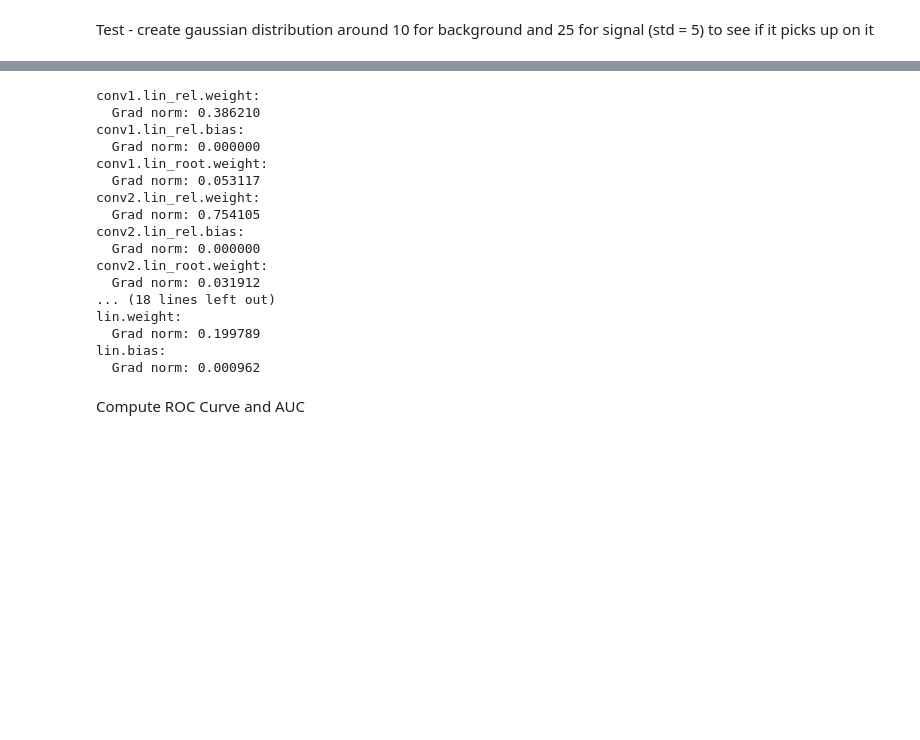
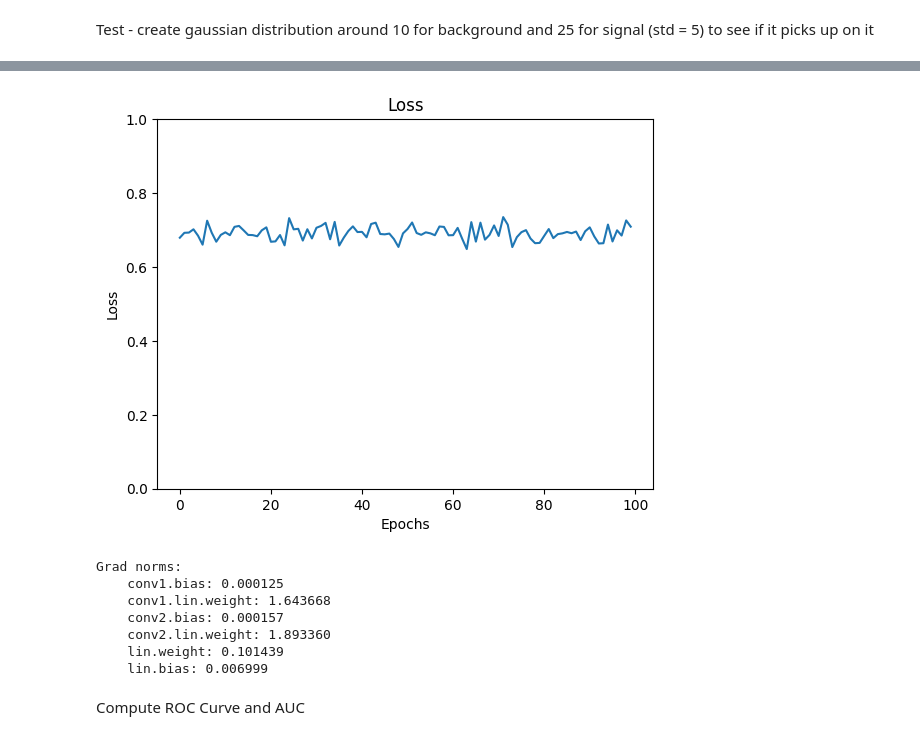
Before and after one commit to gpesticci/Jet-GNN, a Jupyter notebook: GNN.ipynb, the cells around one changed output, grey strips where cells are left out. Drawn from its saved outputs; the diff is of its cells as text; code cells hidden in the pictures; blank space fills up the shorter version.

```diff
--- a/GNN.ipynb
+++ b/GNN.ipynb
@@ -237,13 +290,14 @@ def train():
         #print(f"y:  {data.y}")
         #print(f"y shape:  {data.y.shape}")
         optimizer.zero_grad()
-        out = model(data).squeeze(-1)
+        out = model(data)
         #print(out)
         loss = criterion(out, data.y.float())
         #print(loss)
-        clip_grad_norm_(model.parameters(), max_norm=1.0)
+        #clip_grad_norm_(model.parameters(), max_norm=1.0)
         loss.backward()
         optimizer.step()
+
     return loss.item()
 
 def test(loader):
@@ -257,17 +311,19 @@ def test(loader):
             #print(out)
             pred = (torch.sigmoid(out) > 0.5).float()
             #print(pred)
-            correct = (pred.squeeze() == data.y).sum().item()
+            correct = (pred.squeeze() == data.y.float()).sum().item()
             #print(correct)
             total_correct += correct
+            #print(total_correct)
             total_samples += len(data.y)
             #print(total_samples)
+    return total_correct / total_samples
 
-    accuracy = total_correct / total_samples
-    return accuracy
-
-for epoch in range(10):
+num_epochs = 100
+loss_values = []
+for epoch in range(num_epochs):
     loss = train()
+    loss_values.append(loss)
     train_acc = test(train_loader)
     test_acc = test(test_loader)
 
@@ -287,3 +350,12 @@ Epoch: 010, Loss: 0.6656, Train Acc: 0.5457, Test Acc: 0.5405
+# %%
+# Plot of loss for every training epoch
+plt.plot(loss_values)
+plt.title('Loss')
+plt.xlabel('Epochs');
+plt.ylabel('Loss');
+plt.ylim(0,1);
+# %% [output]
+[figure, added]
 # %%
 # Check gradients (exploding or vanishing)
 def check_gradients():
@@ -293,33 +365,23 @@ def check_gradients():
     out = model(data)
     loss = criterion(out.squeeze(-1), data.y.float())
     loss.backward()
+    print('Grad norms:')
 
     for name, param in model.named_parameters():
         if param.requires_grad:
             if param.grad is not None:
                 grad_norm = param.grad.norm().item()
-                print(f"{name}:")
-                print(f"  Grad norm: {grad_norm:.6f}")
+                print(f"    {name}: {grad_norm:.6f}")
 
 check_gradients()
 # %% [output]
-conv1.lin_rel.weight:
-  Grad norm: 0.386210
-conv1.lin_rel.bias:
-  Grad norm: 0.000000
-conv1.lin_root.weight:
-  Grad norm: 0.053117
-conv2.lin_rel.weight:
-  Grad norm: 0.754105
-conv2.lin_rel.bias:
-  Grad norm: 0.000000
-conv2.lin_root.weight:
-  Grad norm: 0.031912
-... (18 lines left out)
-lin.weight:
-  Grad norm: 0.199789
-lin.bias:
-  Grad norm: 0.000962
+Grad norms:
+    conv1.bias: 0.000125
+    conv1.lin.weight: 1.643668
+    conv2.bias: 0.000157
+    conv2.lin.weight: 1.893360
+    lin.weight: 0.101439
+    lin.bias: 0.006999
 # %% [markdown]
 Compute ROC Curve and AUC
 # %%
```
Also changed, not shown: parts of 11 cells of this notebook.
